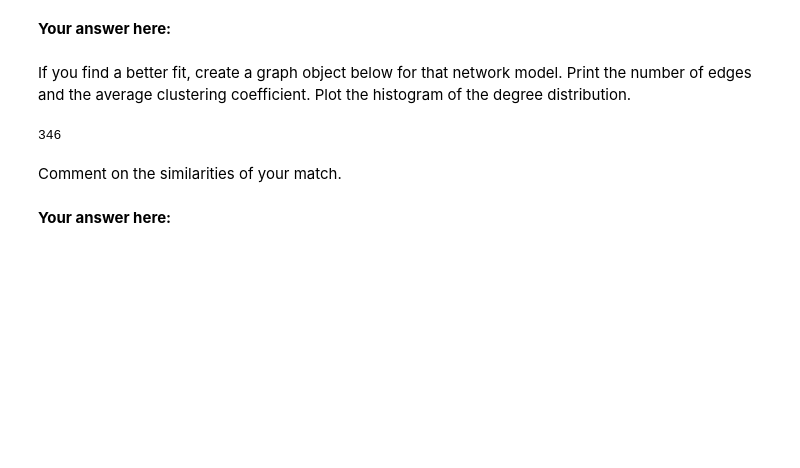
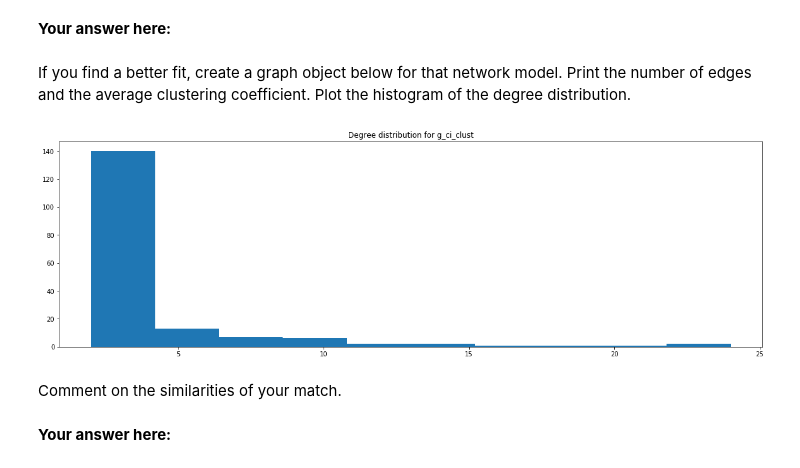
Before and after one commit to alielabridi/NTDS_2019, a Jupyter notebook: assignments/1_network_science-Yann.ipynb, the cells around one changed output. Cells and saved outputs as stored; diff of their text form; code cells hidden in the pictures; blank space fills up the shorter version.

```diff
--- a/assignments/1_network_science-Yann.ipynb
+++ b/assignments/1_network_science-Yann.ipynb
@@ -624,10 +627,13 @@ Check the other [network model generators](https://networkx.github.io/documentat
 If you find a better fit, create a graph object below for that network model. Print the number of edges and the average clustering coefficient. Plot the histogram of the degree distribution.
 # %%
 g_ci_clust = nx.powerlaw_cluster_graph(int(n/2), 2, (np.log(int(n/2)) ** 2)/ (int(n/2) ** 2) )
-# %%
-g_ci_clust.size()
-# %% [output]
-346
+# %%
+fig, axes = plt.subplots(1, 1, figsize=(20, 6))
+axes.set_title('Degree distribution for g_ci_clust')
+degrees = [g_ci_clust.degree(n) for n in g_ci_clust.nodes()]
+axes.hist(degrees);
+# %% [output]
+[figure, added]
 # %% [markdown]
 Comment on the similarities of your match.
 # %% [markdown]
```
Also changed, not shown: parts of 16 cells of this notebook.
